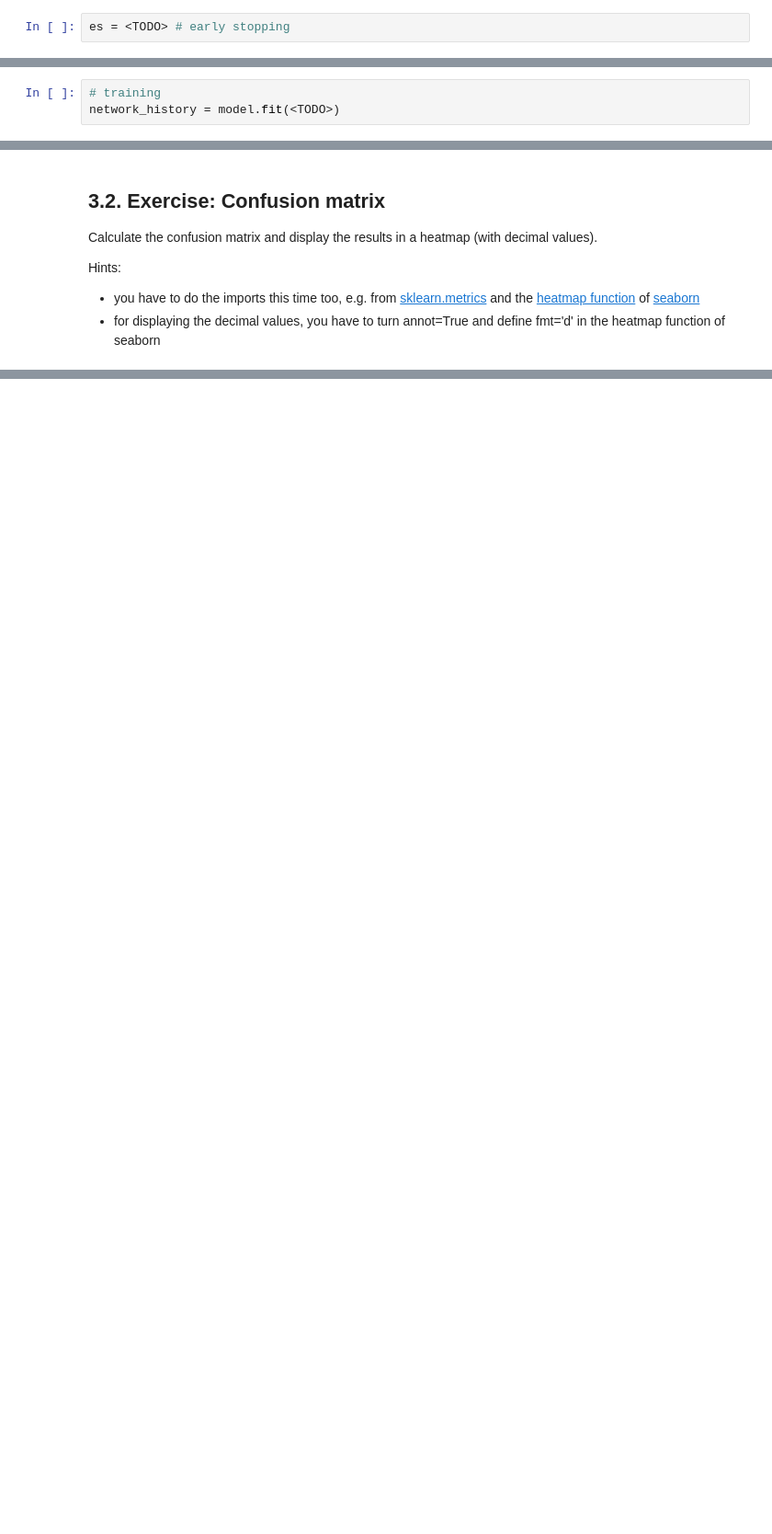
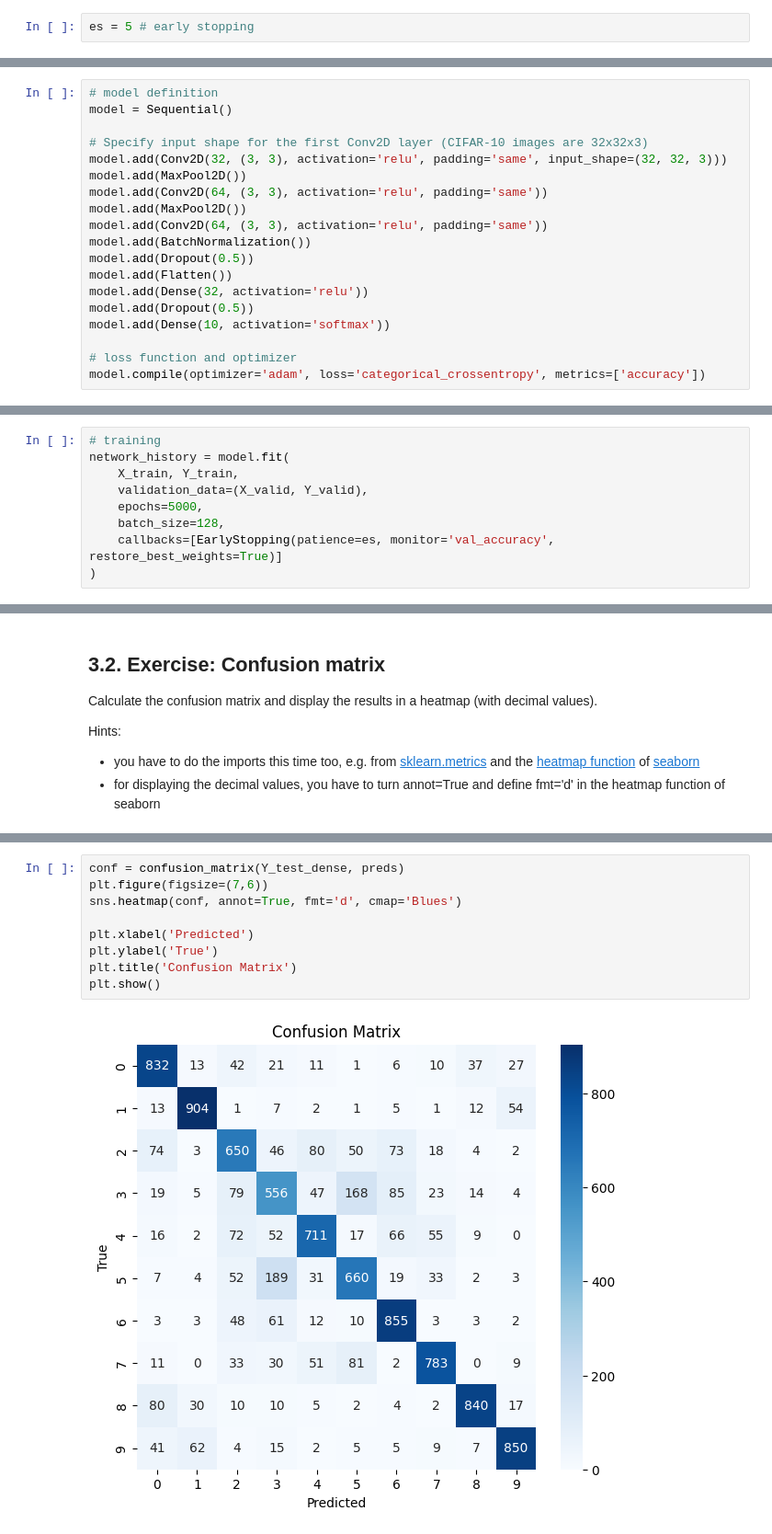
Before and after one commit to sadi1485/DeepLearning, a Jupyter notebook: [Sadichchha]08_AIT_CNN_CIFAR10_exercise.ipynb, the cells around one changed output, grey strips where cells are left out. Shown at 92% size. Saved outputs shown, nothing was run; the diff lists cells and outputs as text; blank space fills up the shorter version.

```diff
--- a/[Sadichchha]08_AIT_CNN_CIFAR10_exercise.ipynb
+++ b/[Sadichchha]08_AIT_CNN_CIFAR10_exercise.ipynb
@@ -84,4 +81,4 @@ Hints:
 * ADAM optimizer is a reasonable choice
 * don't forget to turn on GPU support in Colab, otherwise, it would be quite slow to train the networks
 # %%
-es = <TODO> # early stopping
+es = 5 # early stopping
@@ -95,2 +85,21 @@ model.compile(<TODO>)
+# %%
+# model definition
+model = Sequential()
+
+# Specify input shape for the first Conv2D layer (CIFAR-10 images are 32x32x3)
+model.add(Conv2D(32, (3, 3), activation='relu', padding='same', input_shape=(32, 32, 3)))
+model.add(MaxPool2D())
+model.add(Conv2D(64, (3, 3), activation='relu', padding='same'))
+model.add(MaxPool2D())
+model.add(Conv2D(64, (3, 3), activation='relu', padding='same'))
+model.add(BatchNormalization())
+model.add(Dropout(0.5))
+model.add(Flatten())
+model.add(Dense(32, activation='relu'))
+model.add(Dropout(0.5))
+model.add(Dense(10, activation='softmax'))
+
+# loss function and optimizer
+model.compile(optimizer='adam', loss='categorical_crossentropy', metrics=['accuracy'])
 # %%
 model.summary()
@@ -101,3 +134,9 @@ print("#trainable parameters:",model.count_params())
-# %%
-# training
-network_history = model.fit(<TODO>)
+# %%
+# training
+network_history = model.fit(
+    X_train, Y_train,
+    validation_data=(X_valid, Y_valid),
+    epochs=5000,
+    batch_size=128,
+    callbacks=[EarlyStopping(patience=es, monitor='val_accuracy', restore_best_weights=True)]
+)
@@ -142,0 +204,11 @@ sns.heatmap(<TODO>)
+# %%
+conf = confusion_matrix(Y_test_dense, preds)
+plt.figure(figsize=(7,6))
+sns.heatmap(conf, annot=True, fmt='d', cmap='Blues')
+
+plt.xlabel('Predicted')
+plt.ylabel('True')
+plt.title('Confusion Matrix')
+plt.show()
+# %% [output]
+[figure, added]
```
Also changed, not shown: parts of 11 cells of this notebook.
